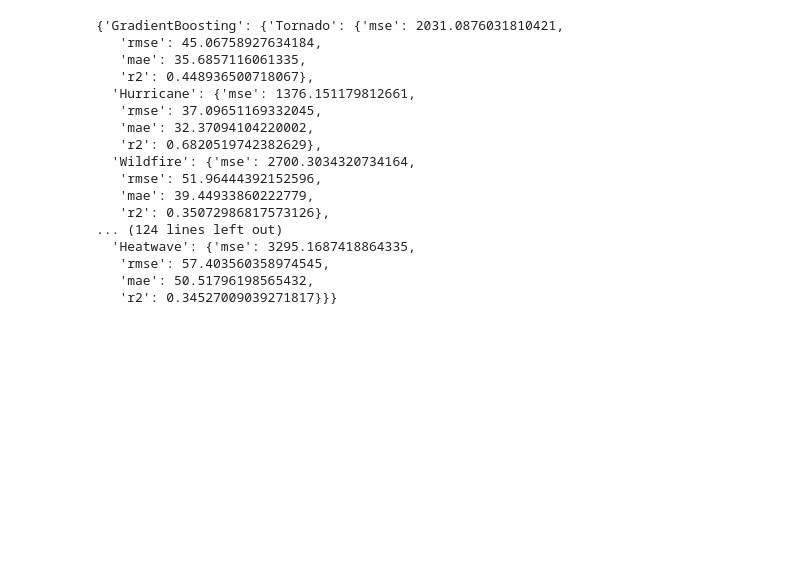
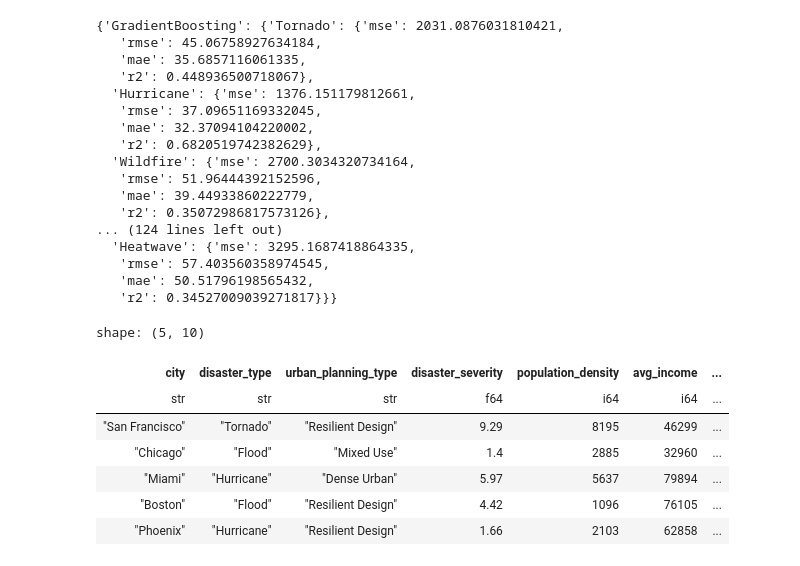
Before and after one commit to Luo123jin/8009_Data_Minining_Group_Project, a Jupyter notebook: model_module.ipynb, the cells around one changed output. Cells and saved outputs as stored; diff of their text form; code cells hidden in the pictures; blank space fills up the shorter version.

```diff
--- a/model_module.ipynb
+++ b/model_module.ipynb
@@ -594,0 +597,11 @@ group_results
+# %%
+df_test.head()
+# %% [output]
+shape: (5, 10)
+| city | disaster_type | urban_planning_type | disaster_severity | population_density | avg_income | ... |
+| str | str | str | f64 | i64 | i64 | ... |
+| "San Francisco" | "Tornado" | "Resilient Design" | 9.29 | 8195 | 46299 | ... |
+| "Chicago" | "Flood" | "Mixed Use" | 1.4 | 2885 | 32960 | ... |
+| "Miami" | "Hurricane" | "Dense Urban" | 5.97 | 5637 | 79894 | ... |
+| "Boston" | "Flood" | "Resilient Design" | 4.42 | 1096 | 76105 | ... |
+| "Phoenix" | "Hurricane" | "Resilient Design" | 1.66 | 2103 | 62858 | ... |
```
Also changed, not shown: parts of 2 cells of this notebook, 1 other file.
